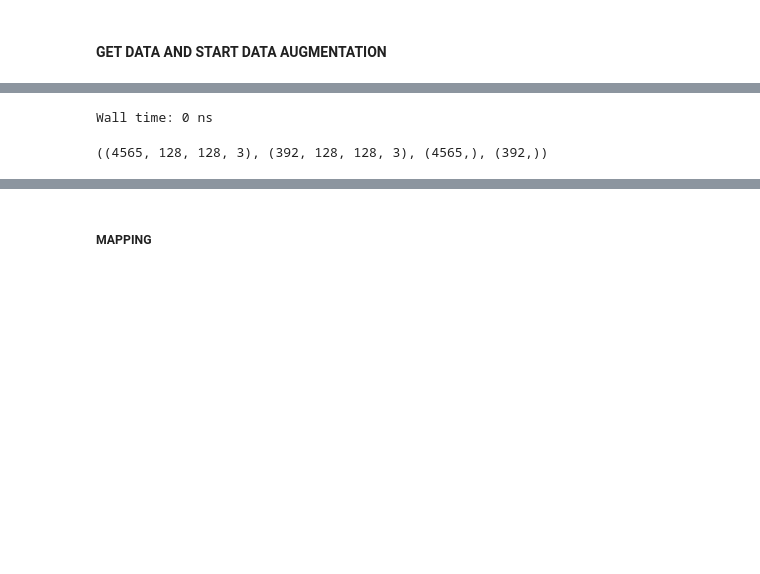
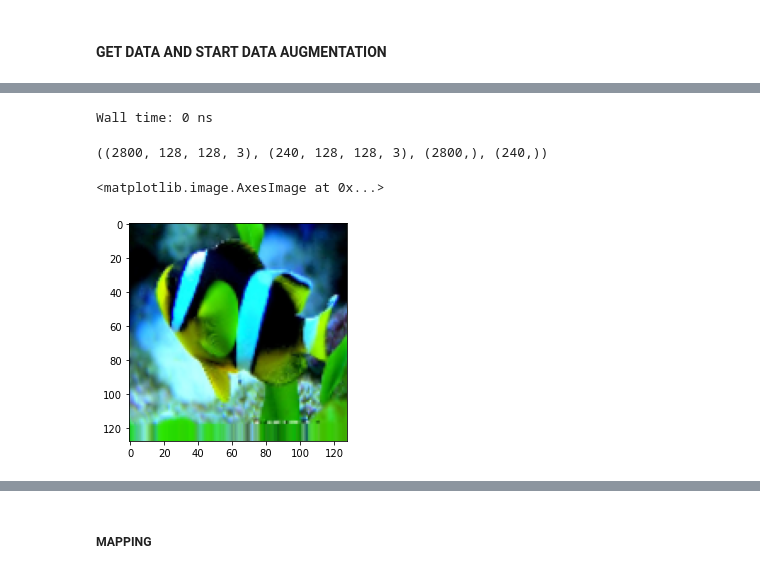
Before and after one commit to annemariemichaud/catchafish, a Jupyter notebook: notebooks/db_notebook.ipynb, the cells around one changed output, grey strips where cells are left out. Cells and saved outputs as stored; diff of their text form; code cells hidden in the pictures; blank space fills up the shorter version.

```diff
--- a/notebooks/db_notebook.ipynb
+++ b/notebooks/db_notebook.ipynb
@@ -66,8 +68,11 @@ X_train, X_test, y_train, y_test = get_data()
 # %% [markdown]
 #### GET DATA AND START DATA AUGMENTATION
 # %%
-%%time
 def get_data_test(val_split = False, val_size = 0.3, zca_whitening = False):
+    '''Cette fonction parcourt le dossier contenant les images de départ et les renvoie,
+    en uniformisant les tailles, sous forme de nd-arrays NumPy. La fonction exécute
+    aussi un train_test_split qui distingue un dataset d'entraînement (70% des images)
+    et un dataset de test (30% des images) '''
     path = '../catchafish/data_test'
     batch_size = 1500
     dir_iterator = DirectoryIterator(directory = path,
@@ -121,4 +124,9 @@ Wall time: 19.2 s
 X_train.shape, X_test.shape, y_train.shape, y_test.shape
 # %% [output]
 Wall time: 0 ns
-((4565, 128, 128, 3), (392, 128, 128, 3), (4565,), (392,))
+((2800, 128, 128, 3), (240, 128, 128, 3), (2800,), (240,))
+# %%
+plt.imshow(X_train[13])
+# %% [output]
+<matplotlib.image.AxesImage at 0x...>
+[figure, added]
```
Also changed, not shown: parts of 90 cells of this notebook.
